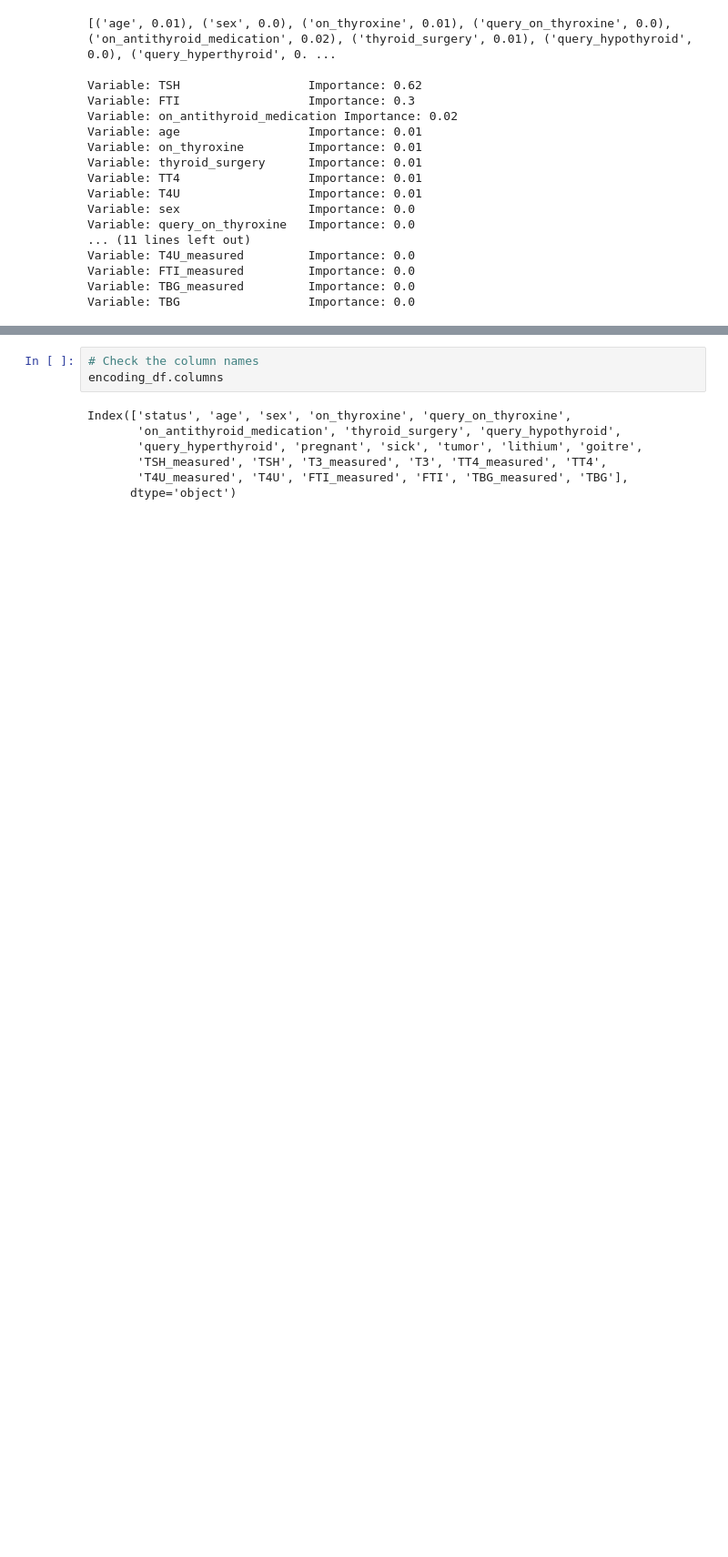
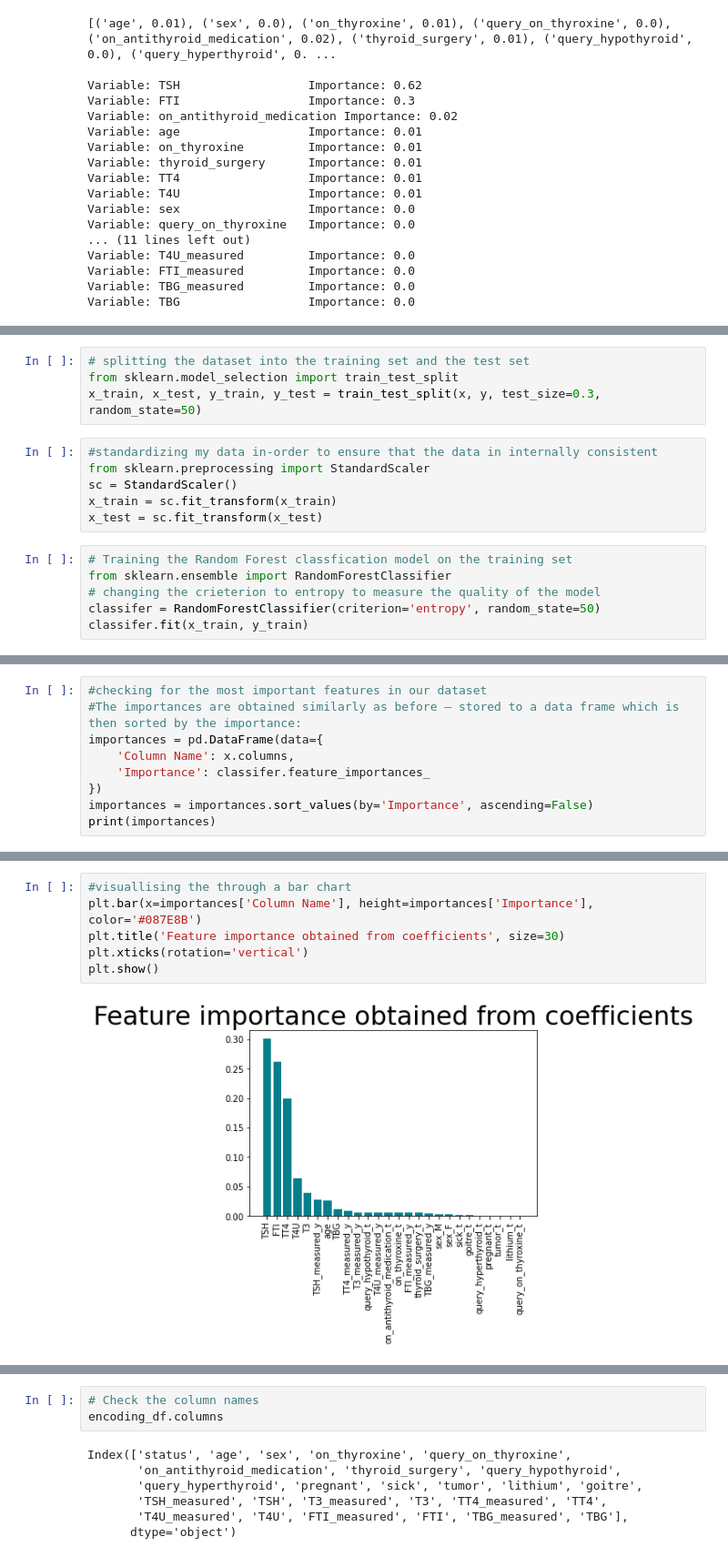
Before and after one commit to veronica1013/Test-for-Hypothyroidism, a Jupyter notebook: Moringa_Data_Science_Core_Module2_W8_Independent_Project_2021_10_Veronica_Isiaho_Python_Notebook_ipynb.ipynb, the cells around one changed output, grey strips where cells are left out. Shown at 91% size. Cells and saved outputs as stored; diff of their text form; blank space fills up the shorter version.

```diff
--- a/Moringa_Data_Science_Core_Module2_W8_Independent_Project_2021_10_Veronica_Isiaho_Python_Notebook_ipynb.ipynb
+++ b/Moringa_Data_Science_Core_Module2_W8_Independent_Project_2021_10_Veronica_Isiaho_Python_Notebook_ipynb.ipynb
@@ -829,0 +900,16 @@ Variable: TBG                  Importance: 0.0
+# %%
+# splitting the dataset into the training set and the test set
+from sklearn.model_selection import train_test_split
+x_train, x_test, y_train, y_test = train_test_split(x, y, test_size=0.3, random_state=50)
+# %%
+#standardizing my data in-order to ensure that the data in internally consistent
+from sklearn.preprocessing import StandardScaler
+sc = StandardScaler()
+x_train = sc.fit_transform(x_train)
+x_test = sc.fit_transform(x_test)
+# %%
+# Training the Random Forest classfication model on the training set
+from sklearn.ensemble import RandomForestClassifier
+# changing the crieterion to entropy to measure the quality of the model
+classifer = RandomForestClassifier(criterion='entropy', random_state=50)
+classifer.fit(x_train, y_train)
@@ -829,0 +950,9 @@ Variable: TBG                  Importance: 0.0
+# %%
+#checking for the most important features in our dataset
+#The importances are obtained similarly as before – stored to a data frame which is then sorted by the importance:
+importances = pd.DataFrame(data={
+    'Column Name': x.columns,
+    'Importance': classifer.feature_importances_
+})
+importances = importances.sort_values(by='Importance', ascending=False)
+print(importances)
@@ -829,0 +977,8 @@ Variable: TBG                  Importance: 0.0
+# %%
+#visuallising the through a bar chart
+plt.bar(x=importances['Column Name'], height=importances['Importance'], color='#087E8B')
+plt.title('Feature importance obtained from coefficients', size=30)
+plt.xticks(rotation='vertical')
+plt.show()
+# %% [output]
+[figure, added]
```
Also changed, not shown: parts of 59 cells of this notebook.
